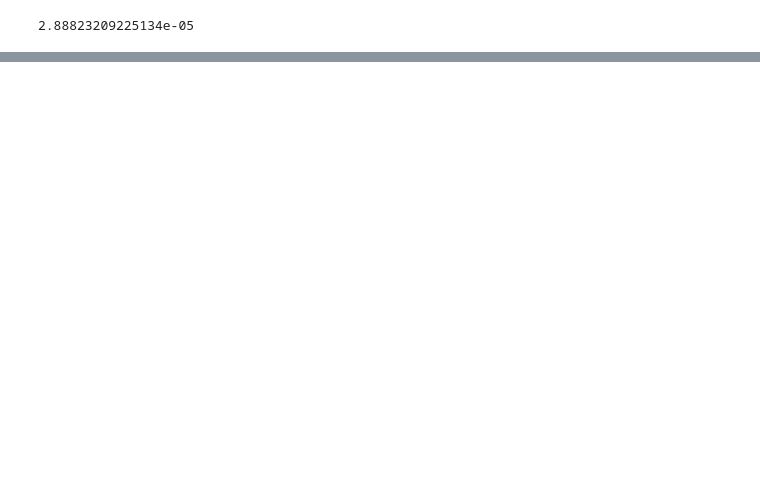
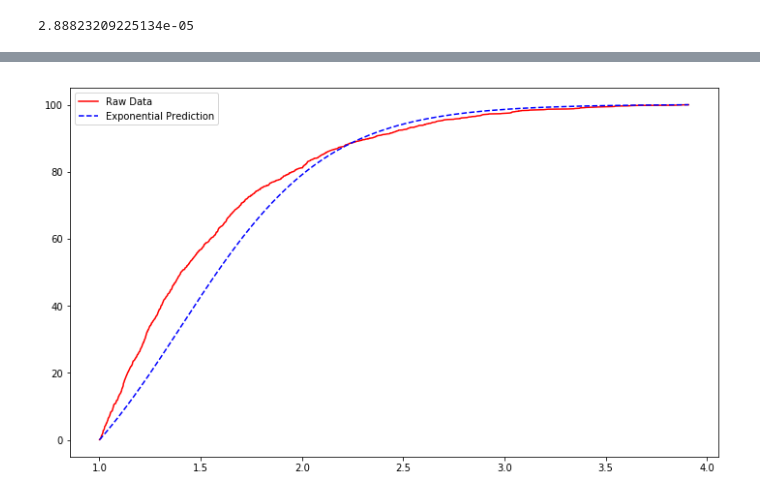
Before and after one commit to wjladams/pyanp, a Jupyter notebook: scrap/AR-InconsistencyResearch.ipynb, the cells around one changed output, grey strips where cells are left out. Cells and saved outputs as stored; diff of their text form; code cells hidden in the pictures; blank space fills up the shorter version.

```diff
--- a/scrap/AR-InconsistencyResearch.ipynb
+++ b/scrap/AR-InconsistencyResearch.ipynb
@@ -226,0 +238,4 @@ simulate(5, 9)
+# %%
+simulate(3, 20)
+# %% [output]
+[figure, added]
```
Also changed, not shown: parts of 18 cells of this notebook.
